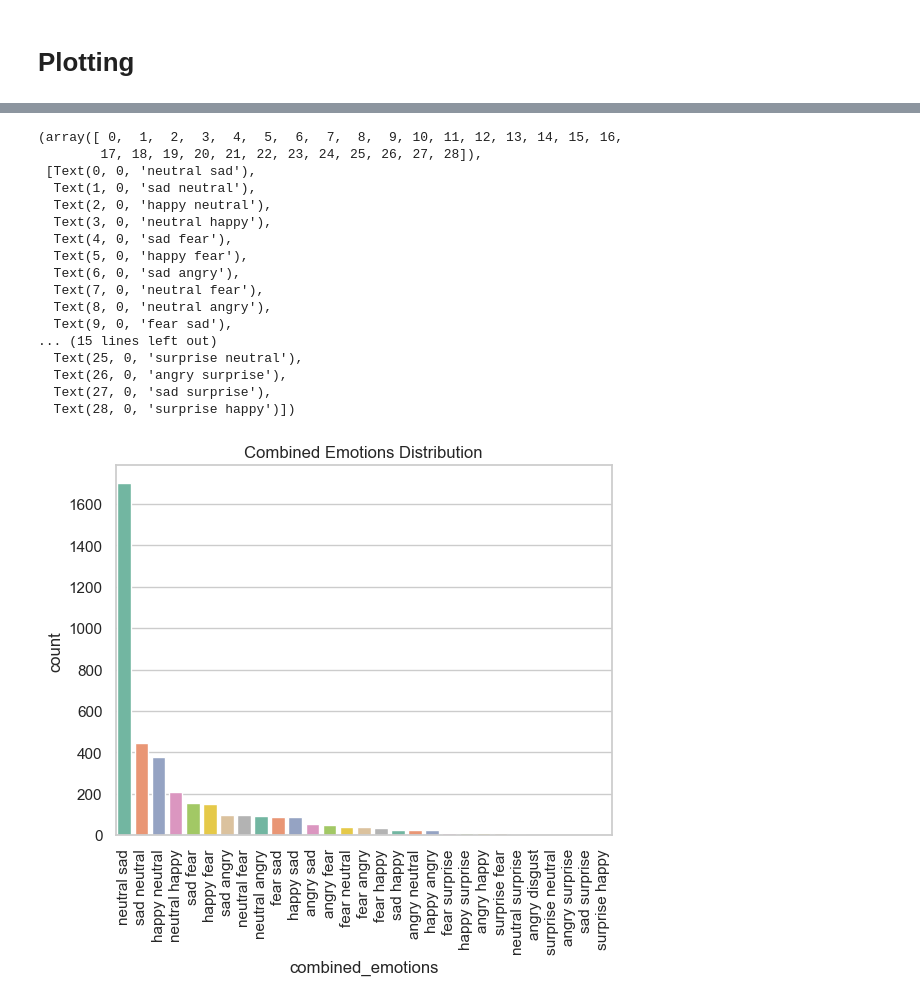
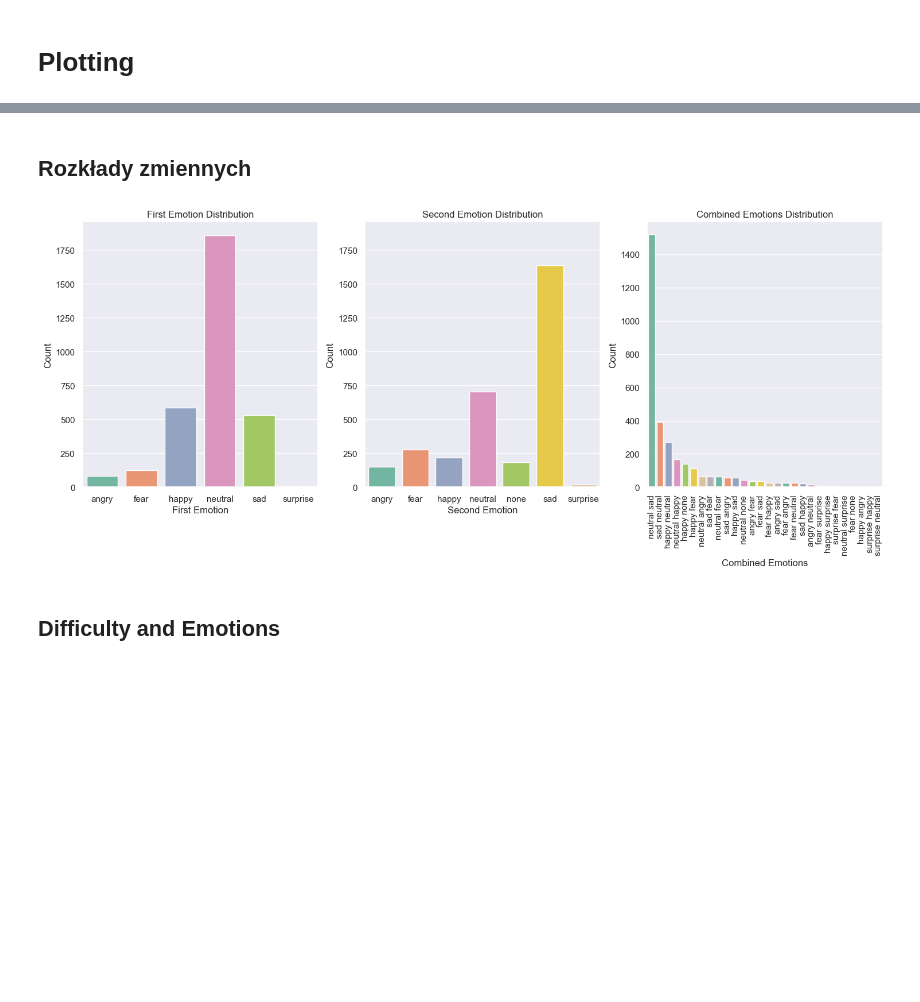
Before and after one commit to KarolinaMaczka/EndlessRunGame, a Jupyter notebook: analyses/emotions_analyse.ipynb, the cells around one changed output, grey strips where cells are left out. Drawn from its saved outputs; the diff is of its cells as text; code cells hidden in the pictures; blank space fills up the shorter version.

```diff
--- a/analyses/emotions_analyse.ipynb
+++ b/analyses/emotions_analyse.ipynb
@@ -50,6 +45,0 @@ plt.show()
-# %%
-# plot second_emotion distribution
-sns.set_theme(style='whitegrid')
-sns.countplot(x='second_emotion', data=df, palette='Set2')
-plt.title('Second Emotion Distribution')
-plt.show()
@@ -58,29 +46,41 @@ plt.show()
-# %%
-# plot the count plot of combined emotions
-df['combined_emotions'] = df['first_emotion'] + ' ' + df['second_emotion']
-sns.countplot(x='combined_emotions', data=df, palette='Set2', order=df['combined_emotions'].value_counts().index)
-plt.title('Combined Emotions Distribution')
-
-# tilt the x-axis labels
-plt.xticks(rotation=90)
-
-# sort the x-axis labels
-# %% [output]
-(array([ 0,  1,  2,  3,  4,  5,  6,  7,  8,  9, 10, 11, 12, 13, 14, 15, 16,
-        17, 18, 19, 20, 21, 22, 23, 24, 25, 26, 27, 28]),
- [Text(0, 0, 'neutral sad'),
-  Text(1, 0, 'sad neutral'),
-  Text(2, 0, 'happy neutral'),
-  Text(3, 0, 'neutral happy'),
-  Text(4, 0, 'sad fear'),
-  Text(5, 0, 'happy fear'),
-  Text(6, 0, 'sad angry'),
-  Text(7, 0, 'neutral fear'),
-  Text(8, 0, 'neutral angry'),
-  Text(9, 0, 'fear sad'),
-... (15 lines left out)
-  Text(25, 0, 'surprise neutral'),
-  Text(26, 0, 'angry surprise'),
-  Text(27, 0, 'sad surprise'),
-  Text(28, 0, 'surprise happy')])
-[figure, removed]
+# %% [markdown]
+## Rozkłady zmiennych
+# %%
+# Plot first_emotion and second_emotion distribution
+df_plot = df.copy()
+max_emotions_count = df_plot[['first_emotion', 'second_emotion']].apply(pd.Series.value_counts).max().max() + 100
+
+# change emotions to categorical values
+df_plot['combined_emotions'] = df_plot['first_emotion'] + ' ' + df_plot['second_emotion']
+
+df_plot['first_emotion'] = df_plot['first_emotion'].astype('category')
+df_plot['second_emotion'] = df_plot['second_emotion'].astype('category')
+
+# Change second emotion to None if second_emotion_value is lower than 0.1
+
+
+fig, ax = plt.subplots(1, 3, figsize=(18, 6))
+sns.countplot(x='first_emotion', data=df_plot, palette='Set2', ax=ax[0])
+ax[0].set_title('First Emotion Distribution')
+ax[0].set_xlabel('First Emotion')
+ax[0].set_ylabel('Count')
+ax[0].set_ylim(0, max_emotions_count)
+
+sns.countplot(x='second_emotion', data=df_plot, palette='Set2', ax=ax[1])
+ax[1].set_title('Second Emotion Distribution')
+ax[1].set_xlabel('Second Emotion')
+ax[1].set_ylabel('Count')
+ax[1].set_ylim(0, max_emotions_count)
+
+# plot the count plot of combined emotions
+sns.countplot(x='combined_emotions', data=df_plot, palette='Set2', ax=ax[2], order=df_plot['combined_emotions'].value_counts().index)
+ax[2].set_xlabel('Combined Emotions')
+ax[2].set_ylabel('Count')
+ax[2].set_xticklabels(ax[2].get_xticklabels(), rotation=90)
+ax[2].set_title('Combined Emotions Distribution')
+
+plt.show()
+# %% [output]
+[figure, added]
+# %% [markdown]
+## Difficulty and Emotions
```
Also changed, not shown: parts of 13 cells of this notebook, 2 other files.
